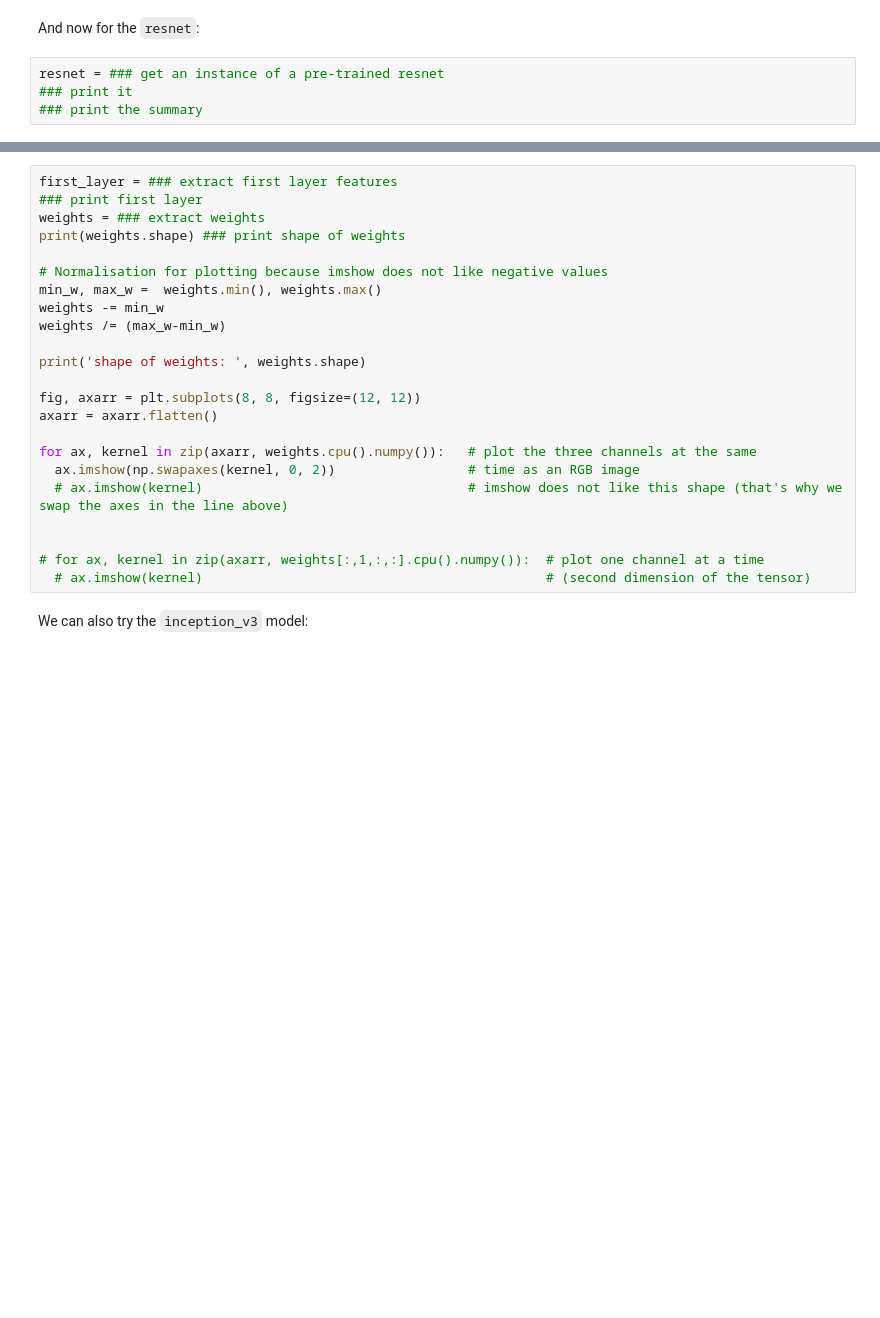
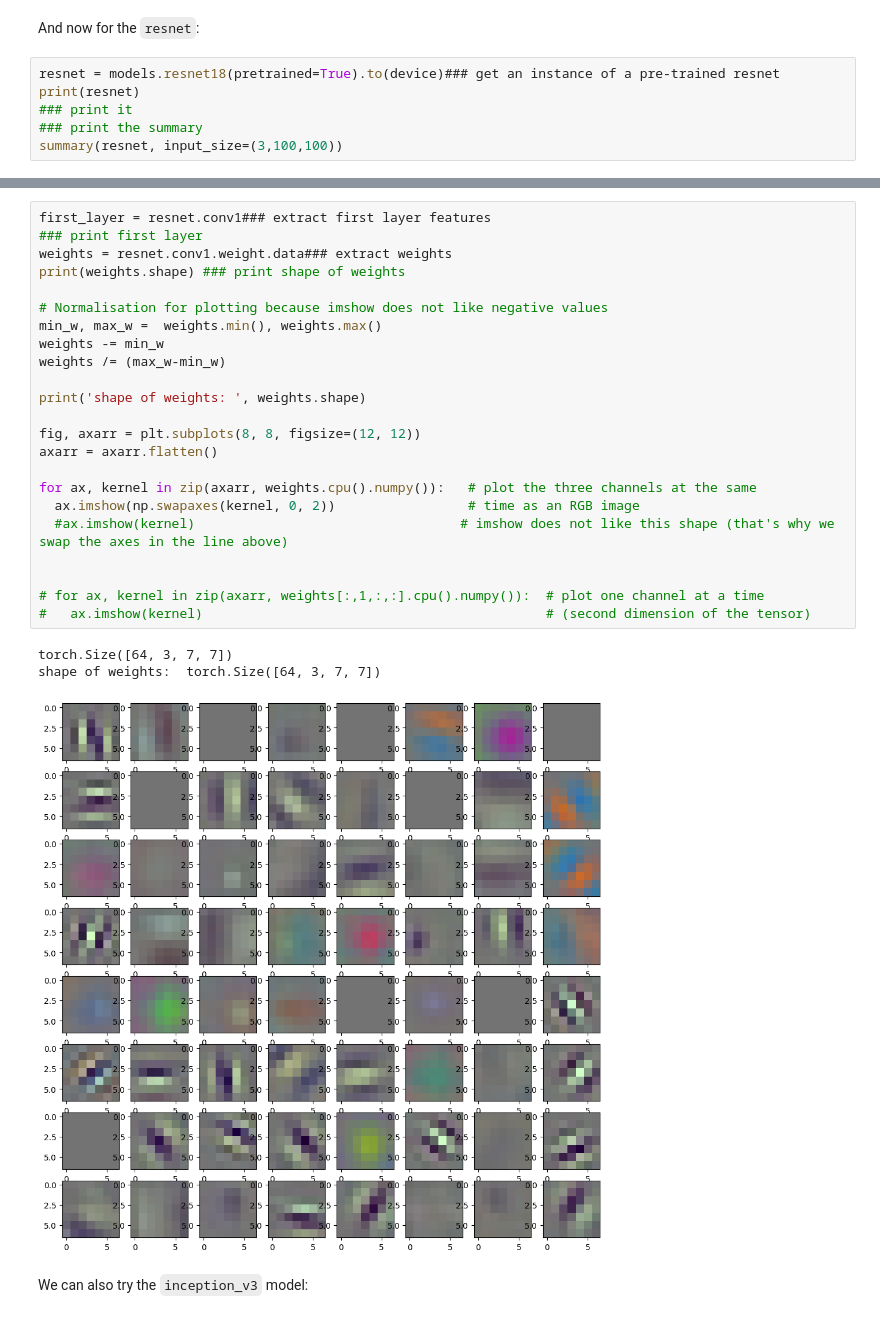
Before and after one commit to edsml-rl1623/DeepLearning, a Jupyter notebook: Day05-CNNs_part2/Day05-CNNs_part2_afternoon_exercises.ipynb, the cells around one changed output, grey strips where cells are left out. Drawn from its saved outputs; the diff is of its cells as text; blank space fills up the shorter version.

```diff
--- a/Day05-CNNs_part2/Day05-CNNs_part2_afternoon_exercises.ipynb
+++ b/Day05-CNNs_part2/Day05-CNNs_part2_afternoon_exercises.ipynb
@@ -209,6 +215,8 @@ for ax, kernel in zip(axarr, weights[:,filter_chan,:,:].cpu().numpy()):
 # %% [markdown]
 And now for the `resnet`:
 # %%
-resnet = ### get an instance of a pre-trained resnet
+resnet = models.resnet18(pretrained=True).to(device)### get an instance of a pre-trained resnet
+print(resnet)
 ### print it
 ### print the summary
+summary(resnet, input_size=(3,100,100))
@@ -215,25 +262,29 @@ resnet = ### get an instance of a pre-trained resnet
 # %%
-first_layer = ### extract first layer features
+first_layer = resnet.conv1### extract first layer features
 ### print first layer
-weights = ### extract weights
+weights = resnet.conv1.weight.data### extract weights
 print(weights.shape) ### print shape of weights
 
 # Normalisation for plotting because imshow does not like negative values
 min_w, max_w =  weights.min(), weights.max()
 weights -= min_w
 weights /= (max_w-min_w)
 
 print('shape of weights: ', weights.shape)
 
 fig, axarr = plt.subplots(8, 8, figsize=(12, 12))
 axarr = axarr.flatten()
 
 for ax, kernel in zip(axarr, weights.cpu().numpy()):   # plot the three channels at the same
   ax.imshow(np.swapaxes(kernel, 0, 2))                 # time as an RGB image
-  # ax.imshow(kernel)                                  # imshow does not like this shape (that's why we swap the axes in the line above)
+  #ax.imshow(kernel)                                  # imshow does not like this shape (that's why we swap the axes in the line above)
 
 
 # for ax, kernel in zip(axarr, weights[:,1,:,:].cpu().numpy()):  # plot one channel at a time
-  # ax.imshow(kernel)                                            # (second dimension of the tensor)
+#   ax.imshow(kernel)                                            # (second dimension of the tensor)
+# %% [output]
+torch.Size([64, 3, 7, 7])
+shape of weights:  torch.Size([64, 3, 7, 7])
+[figure, added]
 # %% [markdown]
 We can also try the `inception_v3` model:
```
Also changed, not shown: parts of 13 cells of this notebook.
